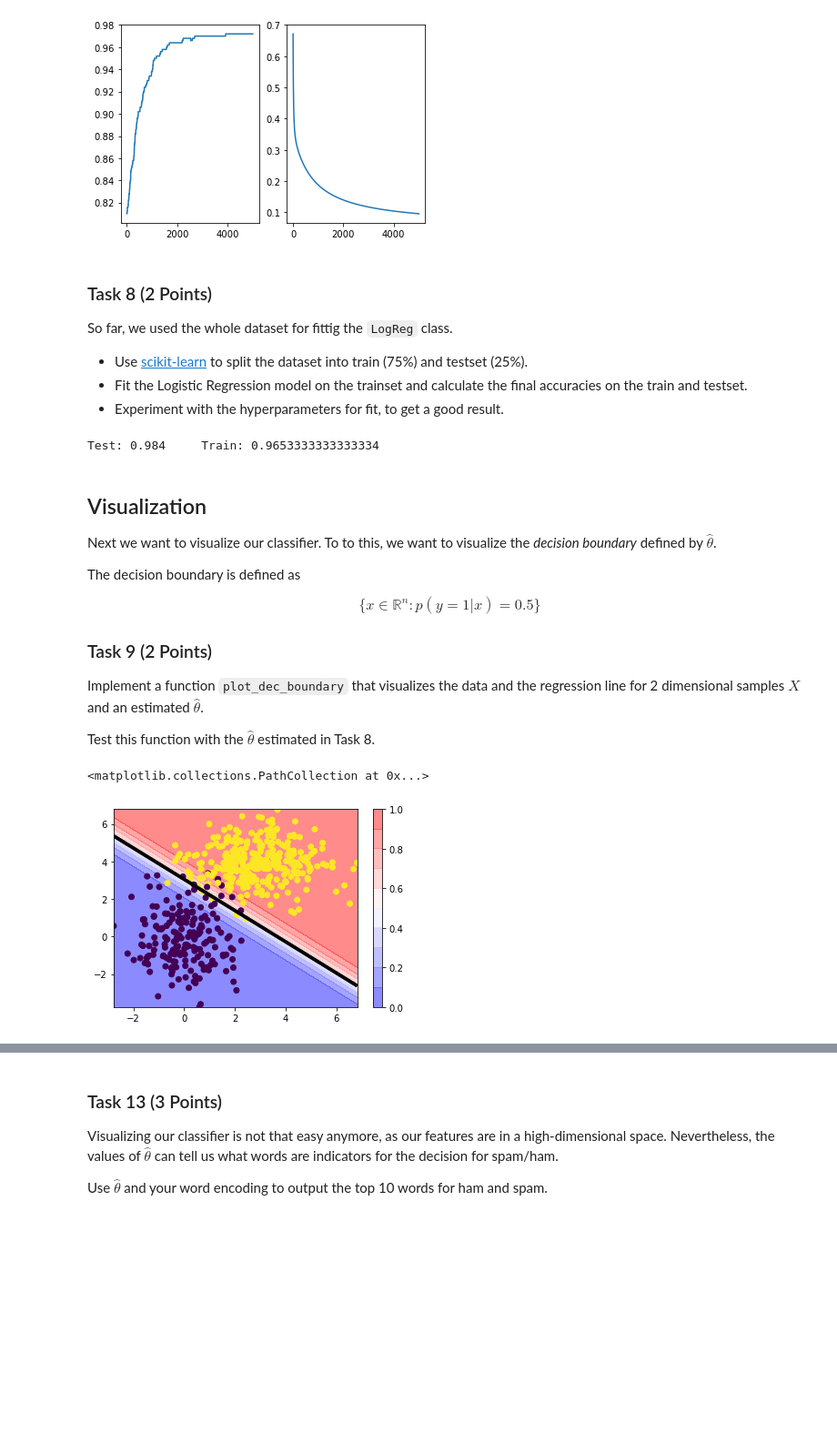
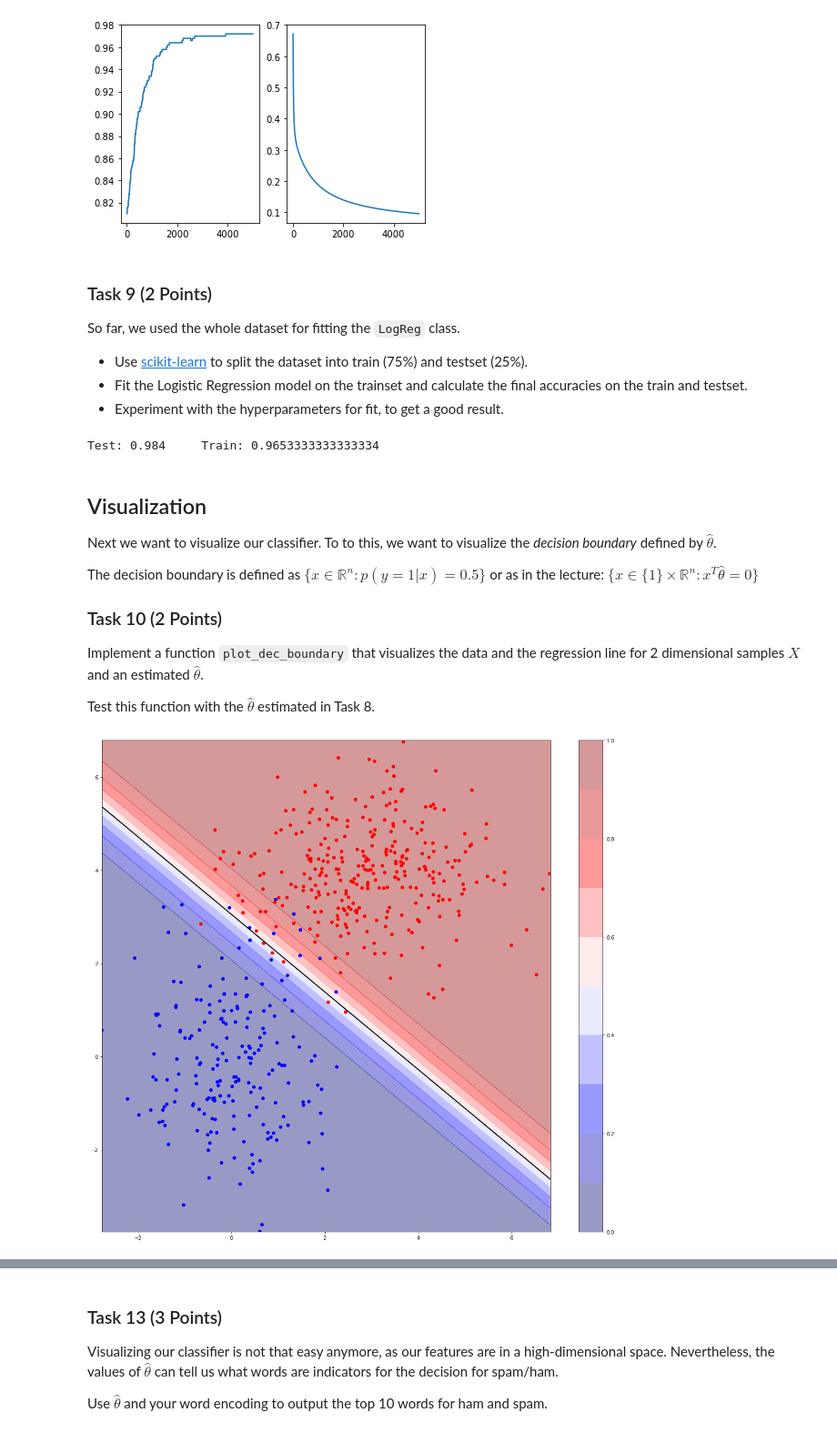
Before and after one commit to matthiasware/AGDML, a Jupyter notebook: exercise_3/solution.ipynb, the cells around one changed output, grey strips where cells are left out. Shown: that part at 91% size. Saved outputs shown, nothing was run; the diff lists cells and outputs as text; code cells hidden in the pictures; blank space fills up the shorter version.

Commit message:
Rework exercise 3 and its solution
- Slightly change function signature and adopt prediction to lecture

```diff
--- a/exercise_3/solution.ipynb
+++ b/exercise_3/solution.ipynb
@@ -183,15 +211,14 @@ Solution (2 Points):
 \cfrac{\partial L}{\partial \theta} =\cfrac{1}{m}\sum_{i=1}^m x_i (\sigma(x_i^T\theta)-y_i)
 \end{align}
 # %%
-def gradient(X,Y,probs):
+def gradient(X,Y,theta):
     # TODO: Implement gradient (1 Point)
-    return (X.T @ (probs- Y))/Y.shape[0]
+    return (X.T @ (sigmoid(X @ theta)- Y))/Y.shape[0]
 
 # TODO: test function
 np.random.seed(0)
 theta = np.random.rand(X.shape[1])
-probs = sigmoid(X, theta)
-gradient(X,Y,probs)
+gradient(X,Y,theta)
 # %% [output]
 array([0.23128281, 0.04198473, 0.03934602])
 # %% [markdown]
@@ -207,13 +235,16 @@ The function should take the features $X$, the labels $Y$ and values for $\eta,\
 
 Test your function.
 # %%
-def fit(X, Y, lr=1e-2, max_it=100, eps=1e-4):
+def fit(X, Y, lr=1e-2, max_it=1000, eps=1e-4):
     # TODO: Implement gradient descend algorithm
     theta = np.zeros(X.shape[1])
+    # Taking uncentered random mostly takes longer
+    # Centering it improves performance since its closer to the real value
+    #theta = np.random.rand(X.shape[1])# -0.5
     current_loss = loss(X,Y,theta)
     for it in range(max_it):
-        probs = sigmoid(X, theta)
-        grad = gradient(X,Y,probs)
+        probs = sigmoid(X @ theta)
+        grad = gradient(X,Y,theta)
 
         # update
         theta = theta - lr*grad
@@ -228,9 +259,9 @@ def fit(X, Y, lr=1e-2, max_it=100, eps=1e-4):
 
         if abs(current_loss-old_loss)<eps:
             break
+    print(f'Iterations: {it}')
     return theta
 
-np.random.seed(0)
 theta = fit(X,Y)
 theta
 # %% [output]
@@ -254,12 +286,10 @@ class LogReg():
         self.losses = []
 
     def sigmoid(self, X):
-        a = X @ self.theta
-        return 1 / (1 + np.exp(-a))
+        return sigmoid(X @ self.theta)
 
     def predict(self, X):
-        prob = self.sigmoid(X)
-        return np.round(prob)
+        return predict(X,self.theta)
 
     def loss(self, X, Y):
         probs = self.sigmoid(X)
@@ -268,10 +298,10 @@ class LogReg():
     def acc(self, Y, Y_hat):
         return np.mean(Y==Y_hat)
 
-    def gradient(self, X, Y, probs):
-        return (X.T @ (probs- Y))/Y.shape[0]
+    def gradient(self, X, Y):
+        return (X.T @ (self.sigmoid(X)- Y))/Y.shape[0]
 
-    def fit(self, X, Y, lr=1e-2, max_it=100, eps=1e-4):
+    def fit(self, X, Y, lr=1e-2, max_it=1000, eps=1e-4):
         # TODO: track losses and accuracies
         self.accs = []
         self.losses = []
@@ -279,7 +309,7 @@ class LogReg():
         current_loss = self.loss(X,Y)
         for it in range(max_it):
             probs = self.sigmoid(X)
-            grad = self.gradient(X,Y,probs)
+            grad = self.gradient(X,Y)
 
             # update
             self.theta = self.theta - lr*grad
@@ -310,9 +340,9 @@ axs[1].plot(alg.losses)
 [<matplotlib.lines.Line2D at 0x...>]
 [figure]
 # %% [markdown]
-### Task 8 (2 Points)
+### Task 9 (2 Points)
 
-So far, we used the whole dataset for fittig the `LogReg` class.
+So far, we used the whole dataset for fitting the `LogReg` class.
 
 - Use [scikit-learn](https://scikit-learn.org/stable/modules/generated/sklearn.model_selection.train_test_split.html) to split the dataset into train (75%) and testset (25%).
 - Fit the Logistic Regression model on the trainset and calculate the final accuracies on the train and testset.
@@ -342,11 +372,14 @@ Test: 0.984     Train: 0.9653333333333334
 Next we want to visualize our classifier. To to this, we want to visualize the *decision boundary* defined by $\hat{\theta}$.
 
 The decision boundary is defined as
-\begin{align}
+$
 \{x\in\mathbb{R}^n: p(y=1|x)=0.5\}
-\end{align}
+$
+or as in the lecture:
+$\{x\in \{1\} \times \mathbb{R}^n: x^T\hat{\theta}=0\}$
 
-### Task 9 (2 Points)
+
+### Task 10 (2 Points)
 
 Implement a function `plot_dec_boundary` that visualizes the data and the regression line for 2 dimensional samples $X$ and an estimated $\hat{\theta}$.
 
@@ -354,27 +387,26 @@ Test this function with the $\hat{\theta}$ estimated in Task 8.
 # %%
 def plot_dec_boundary(X,Y, theta):
     # TODO: plot data and decision boundary
 
     # make these smaller to increase the resolution
     dx, dy = 0.05, 0.05
     levels = np.arange(0,1.1,1e-1)
-
+    plt.rcParams["figure.figsize"] = (20,18)
     # generate grids + probs
     x1, x2 = np.mgrid[slice(np.min(X[:,1]), np.max(X[:,1]) + dy, dy), slice(np.min(X[:,2]), np.max(X[:,2]) + dx, dx)]
     points = np.stack([np.ones(np.prod(x1.shape)), x1.flatten(),x2.flatten()]).T
-    probs = sigmoid(points,theta).reshape(x1.shape)
+    probs = sigmoid(points @ theta).reshape(x1.shape)
 
     # plot points + heatmap
-    cmap = plt.get_cmap('bwr')
-    plt.contourf(x1, x2, probs, cmap=cmap, levels=levels, alpha=0.5)
+    cmap = plt.get_cmap('seismic')
+    plt.contourf(x1, x2, probs, cmap=cmap, levels=levels, alpha=0.4,)
     plt.colorbar()
-    plt.contour(x1, x2, probs, levels=[0.5], colors='black', linewidths=4)
+    plt.contour(x1, x2, probs, levels=[0.5], colors='black', linewidths=2)
+    plt.scatter(X[:,1],X[:,2], c=Y, cmap='bwr')
 
 # TODO: test function
 theta = alg.theta
 plot_dec_boundary(X,Y, theta)
-plt.scatter(X[:,1],X[:,2], c=Y)
 # %% [output]
-<matplotlib.collections.PathCollection at 0x...>
-[figure, old version]
+[figure, new version]
 # %% [markdown]
```
Also changed, not shown: parts of 21 cells of this notebook, 1 other file.
